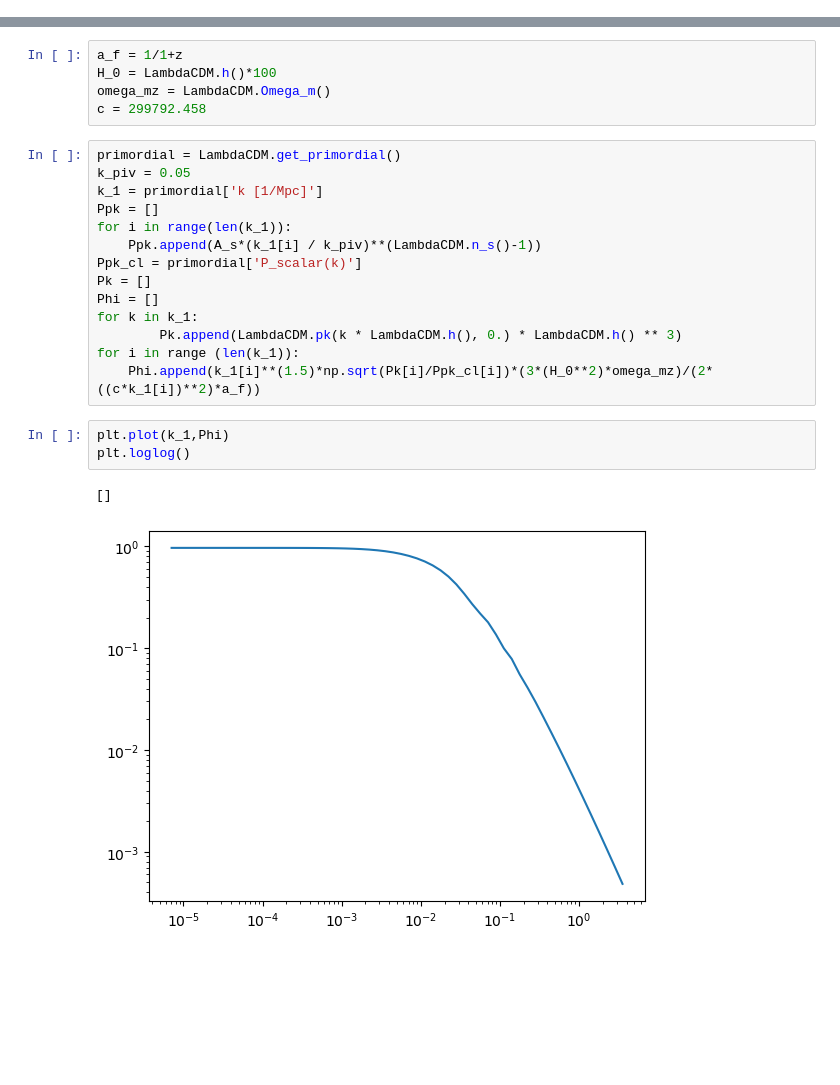
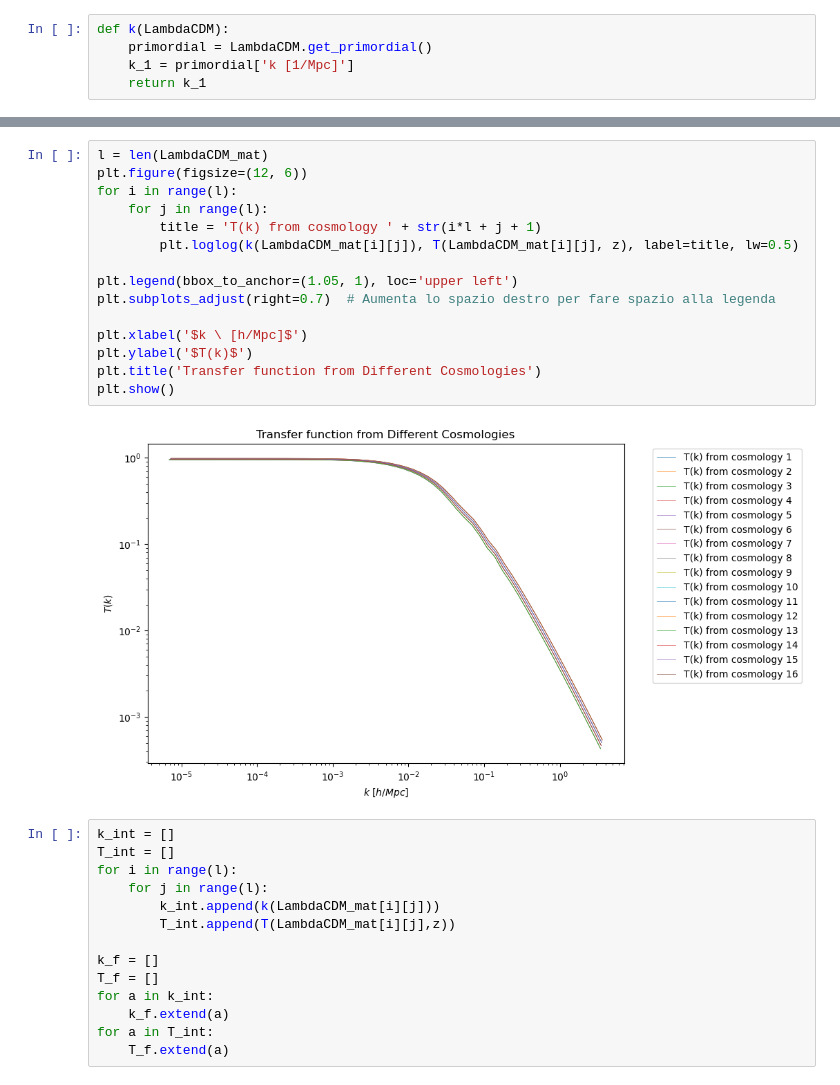
Before and after one commit to farocrown/Simreg, a Jupyter notebook: tf_datafromclass.ipynb, the cells around one changed output, grey strips where cells are left out. Cells and saved outputs as stored; diff of their text form; blank space fills up the shorter version.

```diff
--- a/tf_datafromclass.ipynb
+++ b/tf_datafromclass.ipynb
@@ -9,0 +22,5 @@ n_s = 0.965
+# %%
+def k(LambdaCDM):
+    primordial = LambdaCDM.get_primordial()
+    k_1 = primordial['k [1/Mpc]']
+    return k_1
@@ -16,25 +73,31 @@ LambdaCDM.compute()
-# %%
-a_f = 1/1+z
-H_0 = LambdaCDM.h()*100
-omega_mz = LambdaCDM.Omega_m()
-c = 299792.458
-# %%
-primordial = LambdaCDM.get_primordial()
-k_piv = 0.05
-k_1 = primordial['k [1/Mpc]']
-Ppk = []
-for i in range(len(k_1)):
-    Ppk.append(A_s*(k_1[i] / k_piv)**(LambdaCDM.n_s()-1))
-Ppk_cl = primordial['P_scalar(k)']
-Pk = []
-Phi = []
-for k in k_1:
-        Pk.append(LambdaCDM.pk(k * LambdaCDM.h(), 0.) * LambdaCDM.h() ** 3)
-for i in range (len(k_1)):
-    Phi.append(k_1[i]**(1.5)*np.sqrt(Pk[i]/Ppk_cl[i])*(3*(H_0**2)*omega_mz)/(2*((c*k_1[i])**2)*a_f))
-# %%
-plt.plot(k_1,Phi)
-plt.loglog()
-# %% [output]
-[]
-[figure, removed]
+# %%
+l = len(LambdaCDM_mat)
+plt.figure(figsize=(12, 6))
+for i in range(l):
+    for j in range(l):
+        title = 'T(k) from cosmology ' + str(i*l + j + 1)
+        plt.loglog(k(LambdaCDM_mat[i][j]), T(LambdaCDM_mat[i][j], z), label=title, lw=0.5)
+
+plt.legend(bbox_to_anchor=(1.05, 1), loc='upper left')
+plt.subplots_adjust(right=0.7)  # Aumenta lo spazio destro per fare spazio alla legenda
+
+plt.xlabel('$k \ [h/Mpc]$')
+plt.ylabel('$T(k)$')
+plt.title('Transfer function from Different Cosmologies')
+plt.show()
+# %% [output]
+[figure, added]
+# %%
+k_int = []
+T_int = []
+for i in range(l):
+    for j in range(l):
+        k_int.append(k(LambdaCDM_mat[i][j]))
+        T_int.append(T(LambdaCDM_mat[i][j],z))
+
+k_f = []
+T_f = []
+for a in k_int:
+    k_f.extend(a)
+for a in T_int:
+    T_f.extend(a)
```
Also changed, not shown: parts of 7 cells of this notebook.
